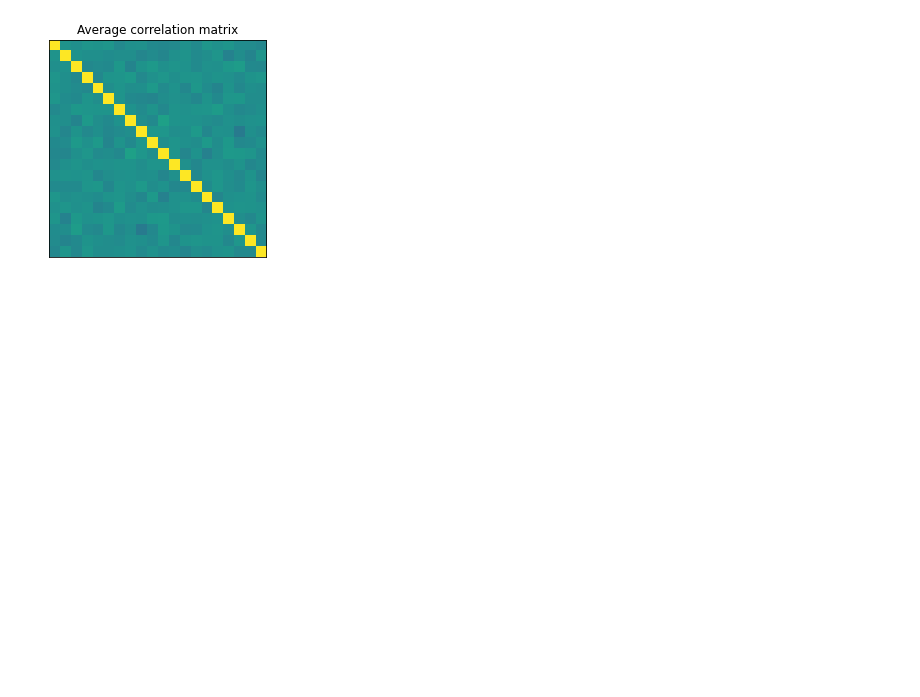
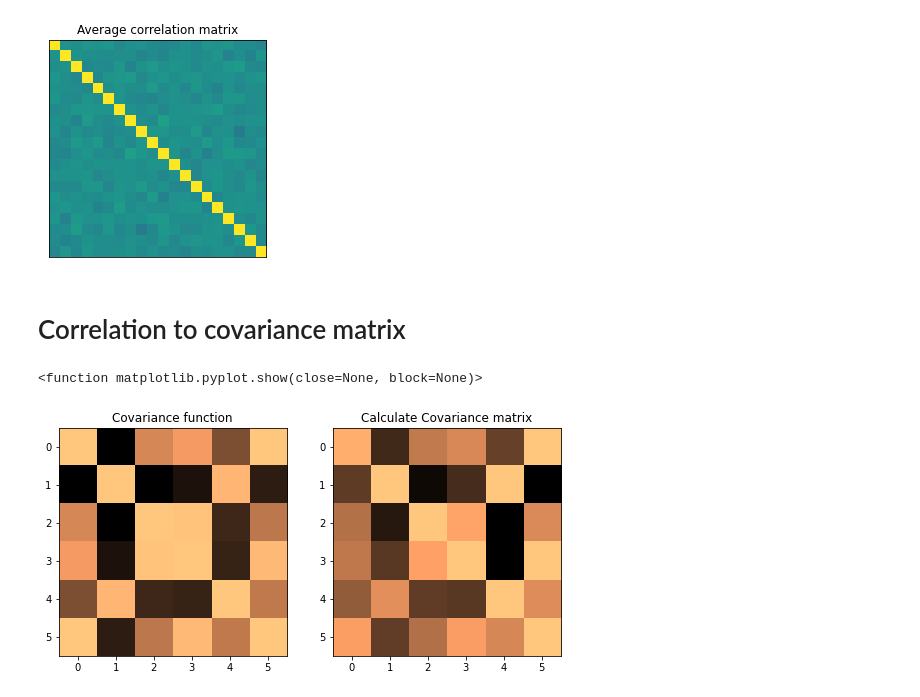
Before and after one commit to aurimas12/unsupervising-learning-task, a Jupyter notebook: notes.ipynb, the cells around one changed output. Saved outputs shown, nothing was run; the diff lists cells and outputs as text; code cells hidden in the pictures; blank space fills up the shorter version.

Commit message:
correlation to covariance matrix

```diff
--- a/notes.ipynb
+++ b/notes.ipynb
@@ -620,3 +620,37 @@ ax.get_yaxis().set_visible(False)
 plt.show()
 # %% [output]
 [figure]
+# %% [markdown]
+# Correlation to covariance matrix
+# %%
+# dataset parameters
+N=10
+sets=6
+
+# generate data
+data=np.random.randn(sets,N)
+
+# calculate covariance and correlation
+cov=np.cov(data)
+corr=np.corrcoef(data)
+
+# calculate datsets std
+std=np.zeros((6,6))
+for i in range(6):
+    std[i][i]=np.std(data[i],ddof=1)
+
+# calculate covariance matrix by formula C=ΣRΣ
+C=np.dot(corr,std)
+C=np.dot(C,std)
+
+fig,ax=plt.subplots(1,2,figsize=(9,9))
+
+ax[0].imshow(corr,cmap='copper',vmin=-.5,vmax=.5)
+ax[0].set_title('Covariance function')
+ax[1].imshow(C,cmap='copper',vmin=-.5,vmax=.5)
+ax[1].set_title('Calculate Covariance matrix')
+
+plt.show
+# %% [output]
+<function matplotlib.pyplot.show(close=None, block=None)>
+[figure, added]
```
